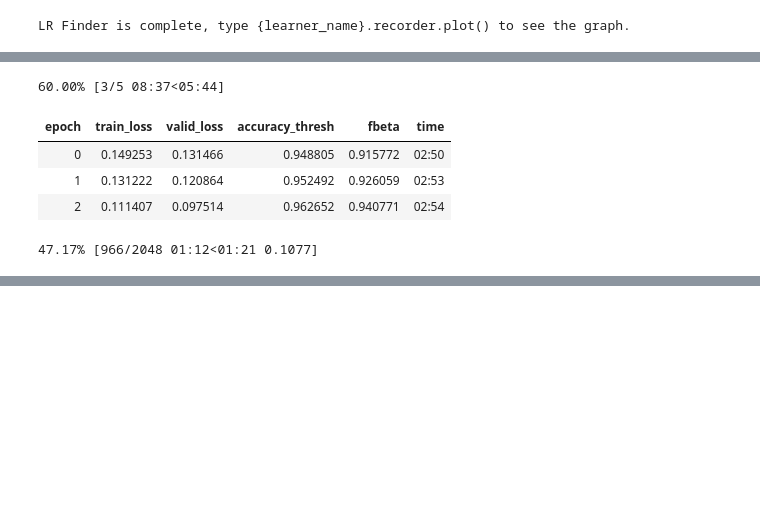
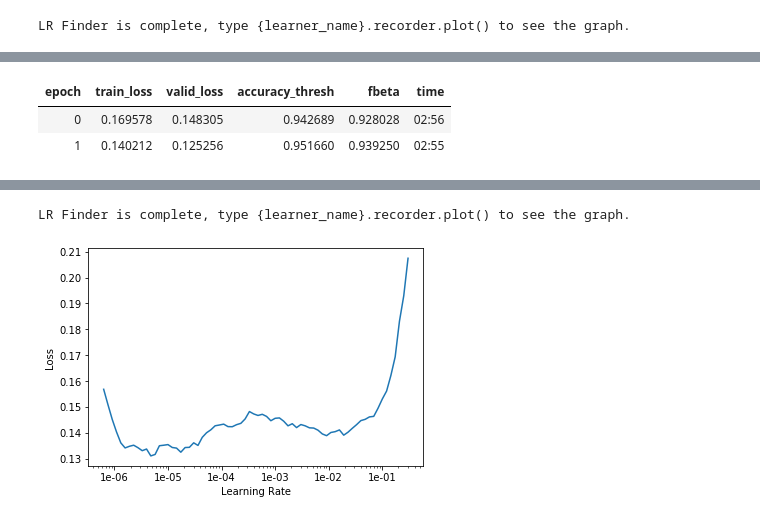
Before and after one commit to DougForrest/plaquebox-paper, a Jupyter notebook: fastai_multiclass.ipynb, the cells around one changed output, grey strips where cells are left out. Drawn from its saved outputs; the diff is of its cells as text; code cells hidden in the pictures; blank space fills up the shorter version.

Commit message:
adding resnet50

```diff
--- a/fastai_multiclass.ipynb
+++ b/fastai_multiclass.ipynb
@@ -145,12 +161,9 @@ learn.recorder.plot()
 # %%
 lr = 0.01
 # %%
-learn.fit_one_cycle(5, slice(lr))
+learn.fit_one_cycle(2, slice(lr))
 # %% [output]
-60.00% [3/5 08:37<05:44]
 | epoch | train_loss | valid_loss | accuracy_thresh | fbeta | time |
-| 0 | 0.149253 | 0.131466 | 0.948805 | 0.915772 | 02:50 |
-| 1 | 0.131222 | 0.120864 | 0.952492 | 0.926059 | 02:53 |
-| 2 | 0.111407 | 0.097514 | 0.962652 | 0.940771 | 02:54 |
+| 0 | 0.169578 | 0.148305 | 0.942689 | 0.928028 | 02:56 |
+| 1 | 0.140212 | 0.125256 | 0.951660 | 0.939250 | 02:55 |
-47.17% [966/2048 01:12<01:21 0.1077]
 # %%
@@ -157,0 +171,6 @@ learn.save(os.path.join(models_dir, 'stage-1-rn34'))
+# %%
+resnet50 = models.resnet50
+learn50 = cnn_learner(data, resnet50, metrics=[acc_05, f_score])
+learn.lr_find()
+learn.recorder.plot()
+# %% [output]
@@ -157,0 +179,2 @@ learn.save(os.path.join(models_dir, 'stage-1-rn34'))
+LR Finder is complete, type {learner_name}.recorder.plot() to see the graph.
+[figure, added]
```
Also changed, not shown: parts of 20 cells of this notebook.
